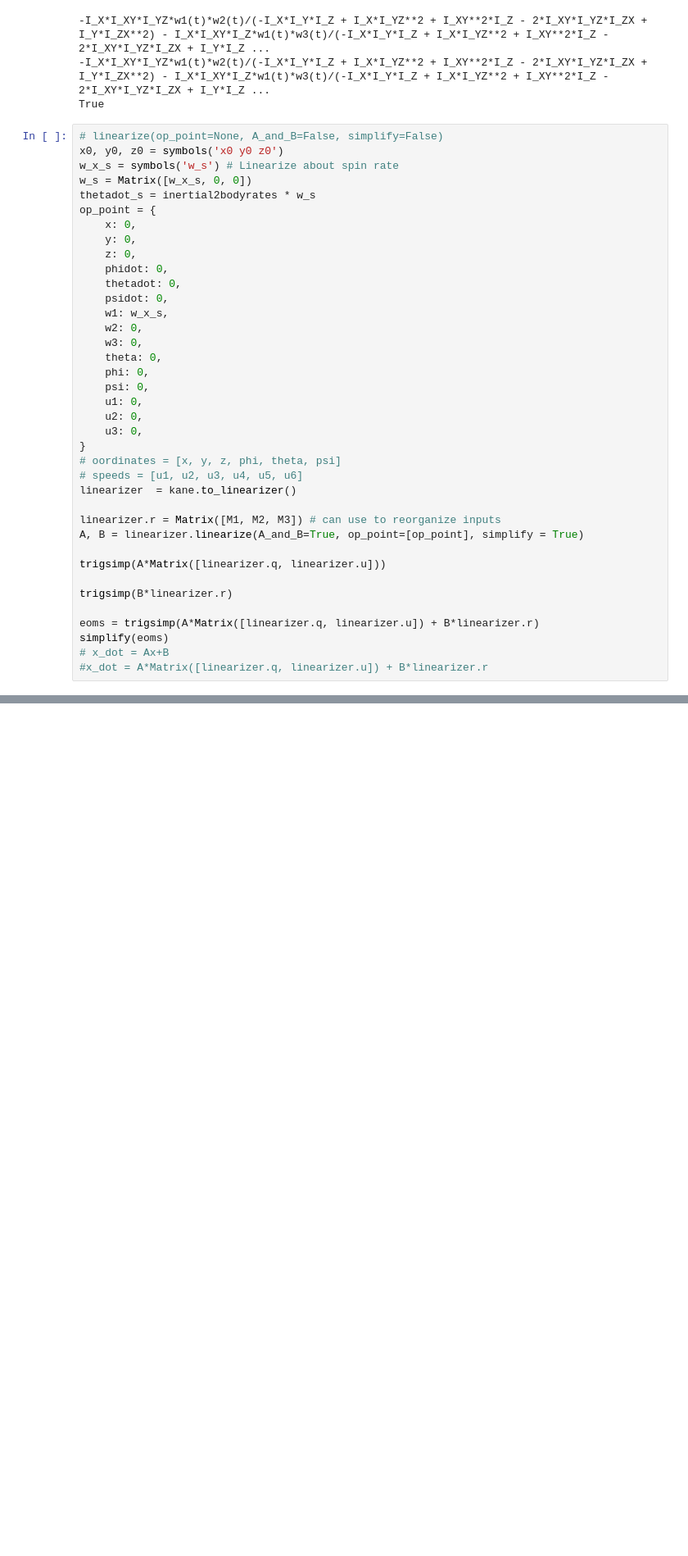
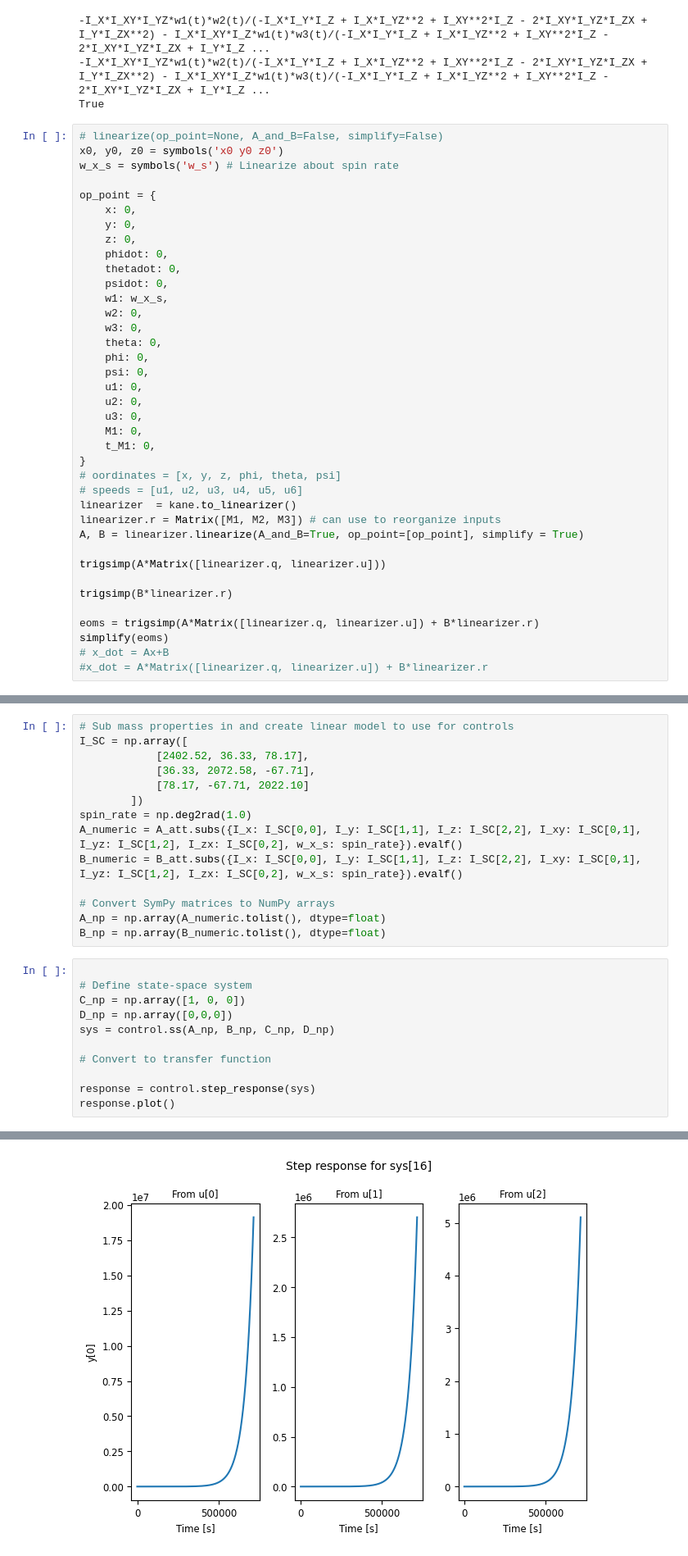
Before and after one commit to BAmercury/satellite_sim_cpp, a Jupyter notebook: analysis/linear_model.ipynb, the cells around one changed output, grey strips where cells are left out. Shown at 82% size. Cells and saved outputs as stored; diff of their text form; blank space fills up the shorter version.

Commit message:
linear model matches NL sim well

```diff
--- a/analysis/linear_model.ipynb
+++ b/analysis/linear_model.ipynb
@@ -169,8 +171,7 @@ True
 # linearize(op_point=None, A_and_B=False, simplify=False)
 x0, y0, z0 = symbols('x0 y0 z0')
 w_x_s = symbols('w_s') # Linearize about spin rate
-w_s = Matrix([w_x_s, 0, 0])
-thetadot_s = inertial2bodyrates * w_s
+
 op_point = {
     x: 0,
     y: 0,
@@ -187,11 +188,12 @@ op_point = {
     u1: 0,
     u2: 0,
     u3: 0,
+    M1: 0,
+    t_M1: 0,
 }
 # oordinates = [x, y, z, phi, theta, psi]
 # speeds = [u1, u2, u3, u4, u5, u6]
 linearizer  = kane.to_linearizer()
-
 linearizer.r = Matrix([M1, M2, M3]) # can use to reorganize inputs
 A, B = linearizer.linearize(A_and_B=True, op_point=[op_point], simplify = True)
 
@@ -232,0 +240,26 @@ ShapeError: Matrix size mismatch: (1, 3) + (1, 1).
+# %%
+# Sub mass properties in and create linear model to use for controls
+I_SC = np.array([
+            [2402.52, 36.33, 78.17],
+            [36.33, 2072.58, -67.71],
+            [78.17, -67.71, 2022.10]
+        ])
+spin_rate = np.deg2rad(1.0)
+A_numeric = A_att.subs({I_x: I_SC[0,0], I_y: I_SC[1,1], I_z: I_SC[2,2], I_xy: I_SC[0,1], I_yz: I_SC[1,2], I_zx: I_SC[0,2], w_x_s: spin_rate}).evalf()
+B_numeric = B_att.subs({I_x: I_SC[0,0], I_y: I_SC[1,1], I_z: I_SC[2,2], I_xy: I_SC[0,1], I_yz: I_SC[1,2], I_zx: I_SC[0,2], w_x_s: spin_rate}).evalf()
+
+# Convert SymPy matrices to NumPy arrays
+A_np = np.array(A_numeric.tolist(), dtype=float)
+B_np = np.array(B_numeric.tolist(), dtype=float)
+# %%
+
+# Define state-space system
+C_np = np.array([1, 0, 0])
+D_np = np.array([0,0,0])
+sys = control.ss(A_np, B_np, C_np, D_np)
+
+# Convert to transfer function
+
+response = control.step_response(sys)
+response.plot()
+# %% [output]
@@ -232,0 +267 @@ ShapeError: Matrix size mismatch: (1, 3) + (1, 1).
+[figure, added]
```
Also changed, not shown: parts of 7 cells of this notebook, 1 other file.
